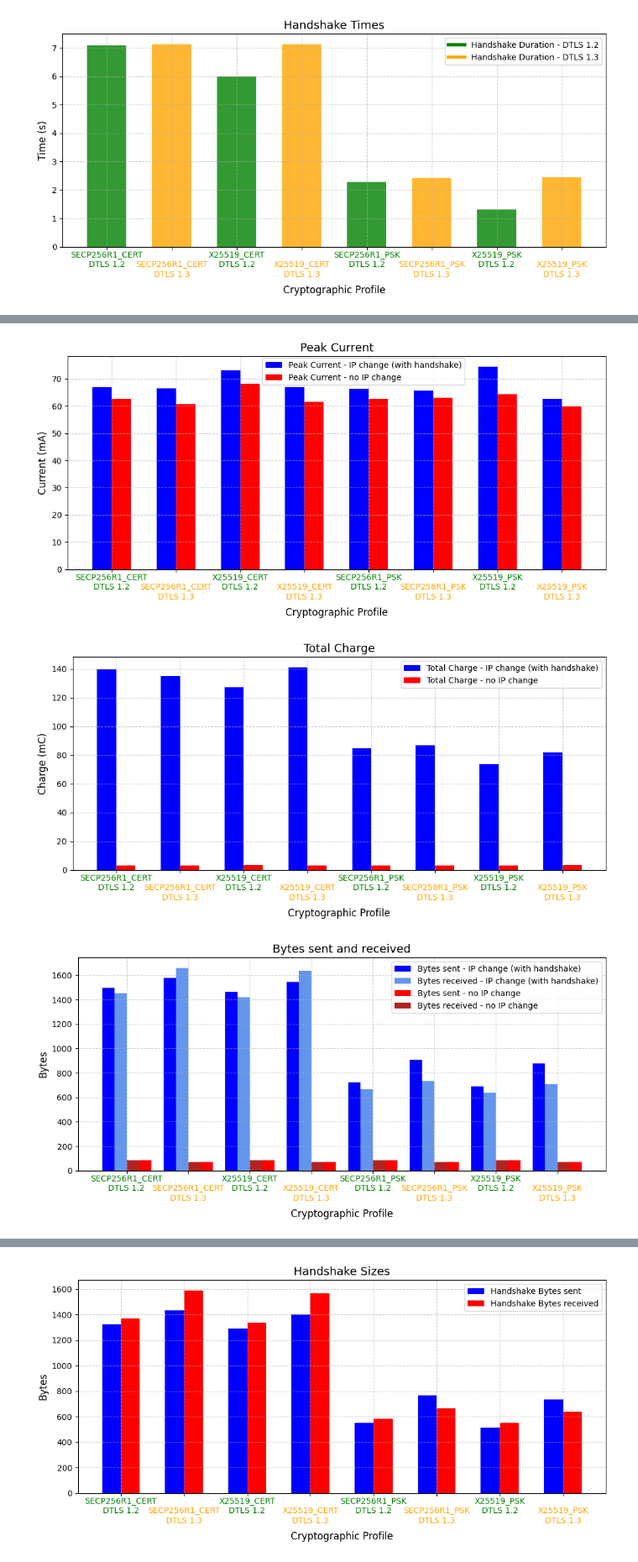
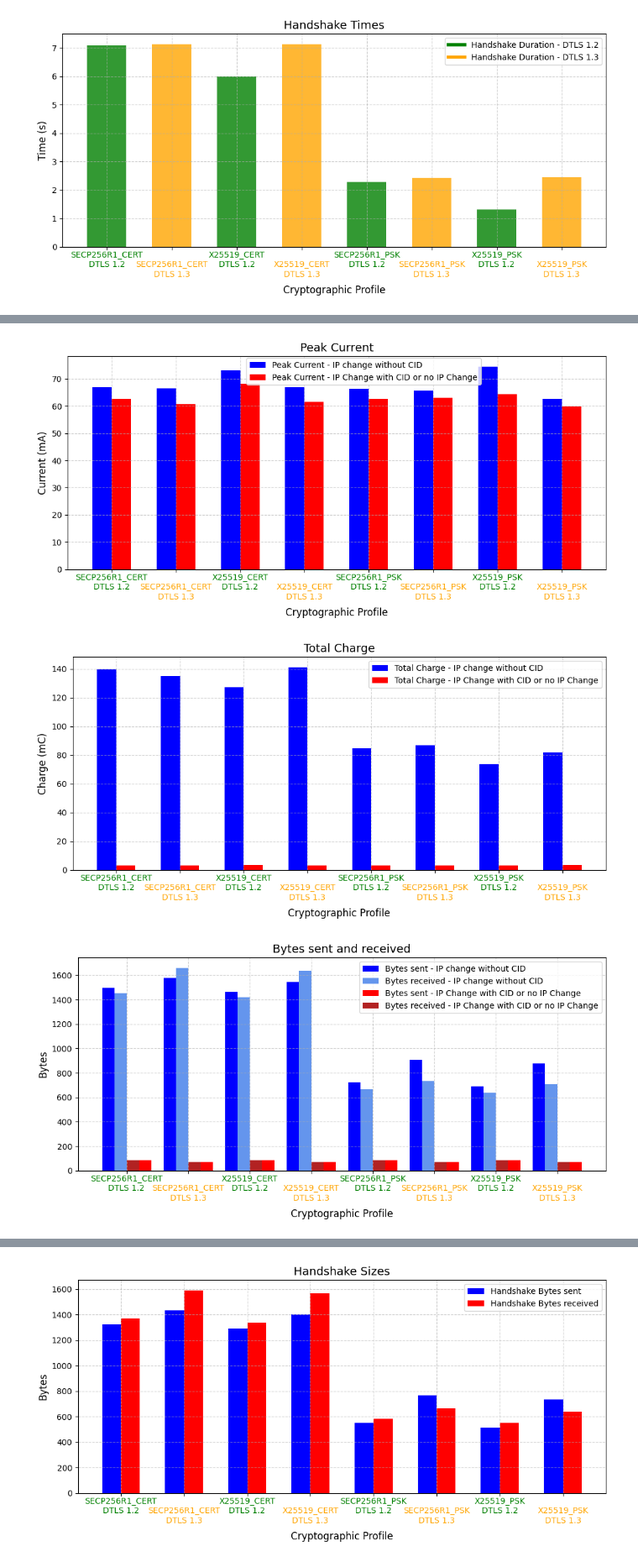
Before and after one commit to Johann-Zurner/DTLS_CoAP_Client, a Jupyter notebook: extra_thesis_material/python_plots.ipynb, the cells around one changed output, grey strips where cells are left out. Shown at 84% size. Drawn from its saved outputs; the diff is of its cells as text; code cells hidden in the pictures.

Commit message:
plot changes

```diff
--- a/extra_thesis_material/python_plots.ipynb
+++ b/extra_thesis_material/python_plots.ipynb
@@ -1091,7 +1091,7 @@ bar1 = ax.bar(
     result_df["peak_curr_IPchange"],
     width=bar_width,
     color="blue",
-    label="Peak Current - IP change (with handshake)",
+    label="Peak Current - IP change without CID",
 )
 
 bar2 = ax.bar(
@@ -1099,7 +1099,7 @@ bar2 = ax.bar(
     result_df["peak_curr_noIPchange"],
     width=bar_width,
     color="red",
-    label="Peak Current - no IP change",
+    label="Peak Current - IP Change with CID or no IP Change",
 )
 
 # Set x-ticks and individually color the x-labels without showing numeric indices
@@ -1125,7 +1125,7 @@ plot_file = rf"{base_path}\peak_current.png"
 plt.savefig(plot_file)
 plt.show()
 # %% [output]
-[figure, old version]
+[figure, new version]
 # %%
 # Plot without index numbers, with adjusted x-labels and "Cipher Suite" positioned below
 fig, ax = plt.subplots(figsize=(10, 5))
@@ -1146,7 +1146,7 @@ bar1 = ax.bar(
     result_df["avg_total_charge_IPchange"],
     width=bar_width,
     color="blue",
-    label="Total Charge - IP change (with handshake)",
+    label="Total Charge - IP change without CID",
 )
 
 bar2 = ax.bar(
@@ -1154,7 +1154,7 @@ bar2 = ax.bar(
     result_df["avg_total_charge_noIPchange"],
     width=bar_width,
     color="red",
-    label="Total Charge - no IP change",
+    label="Total Charge - IP Change with CID or no IP Change",
 )
 
 # Set x-ticks and individually color the x-labels without showing numeric indices
@@ -1180,7 +1180,7 @@ plot_file = rf"{base_path}\total_charge.png"
 plt.savefig(plot_file)
 plt.show()
 # %% [output]
-[figure, old version]
+[figure, new version]
 # %%
 # Plot without index numbers, with adjusted x-labels and "Cipher Suite" positioned below
 fig, ax = plt.subplots(figsize=(10, 5))
@@ -1202,7 +1202,7 @@ bar1 = ax.bar(
     result_df["avg_bytes_sent_IPchange"],
     width=bar_width,
     color="blue",
-    label="Bytes sent - IP change (with handshake)",
+    label="Bytes sent - IP change without CID",
 )
 
 bar1 = ax.bar(
@@ -1210,7 +1210,7 @@ bar1 = ax.bar(
     result_df["avg_bytes_received_IPchange"],
     width=bar_width,
     color="cornflowerblue",
-    label="Bytes received - IP change (with handshake)",
+    label="Bytes received - IP change without CID",
 )
 
 bar1 = ax.bar(
@@ -1218,7 +1218,7 @@ bar1 = ax.bar(
     result_df["avg_bytes_sent_noIPchange"],
     width=bar_width,
     color="red",
-    label="Bytes sent - no IP change",
+    label="Bytes sent - IP Change with CID or no IP Change",
 )
 
 bar1 = ax.bar(
@@ -1226,35 +1226,35 @@ bar1 = ax.bar(
     result_df["avg_bytes_received_noIPchange"],
     width=bar_width,
     color="firebrick",
-    label="Bytes received - no IP change",
+    label="Bytes received - IP Change with CID or no IP Change",
 )
 # Plot the data
 
 
 # Set x-ticks and individually color the x-labels without showing numeric indices
 ax.set_xticks(x_labels)
 ax.set_xticklabels([])  # Remove numeric indices
 
 # Manually add the custom-colored labels closer to the graph
 for tick, label, color in zip(ax.get_xticks(), short_labels, label_colors):
     ax.text(
         tick, -0.02, label, fontsize=10, color=color, ha='center', va='top',
         transform=ax.get_xaxis_transform()
     )
 
 # Adjust x-axis label placement
 ax.set_xlabel("Cryptographic Profile", fontsize=12, labelpad=40)  # Adjust spacing with `labelpad`
 ax.set_ylabel("Bytes", fontsize=12)
 ax.set_title("Bytes sent and received", fontsize=14)
 ax.legend()
 ax.grid(True, linestyle='--', alpha=0.6)
 
 plt.tight_layout()
 plot_file = rf"{base_path}\bytes.png"
 plt.savefig(plot_file)
 plt.show()
 # %% [output]
-[figure, old version]
+[figure, new version]
 # %%
 # Plot without index numbers, with adjusted x-labels and "Cipher Suite" positioned below
 fig, ax = plt.subplots(figsize=(10, 5))
```
Also changed, not shown: parts of 3 cells of this notebook.
